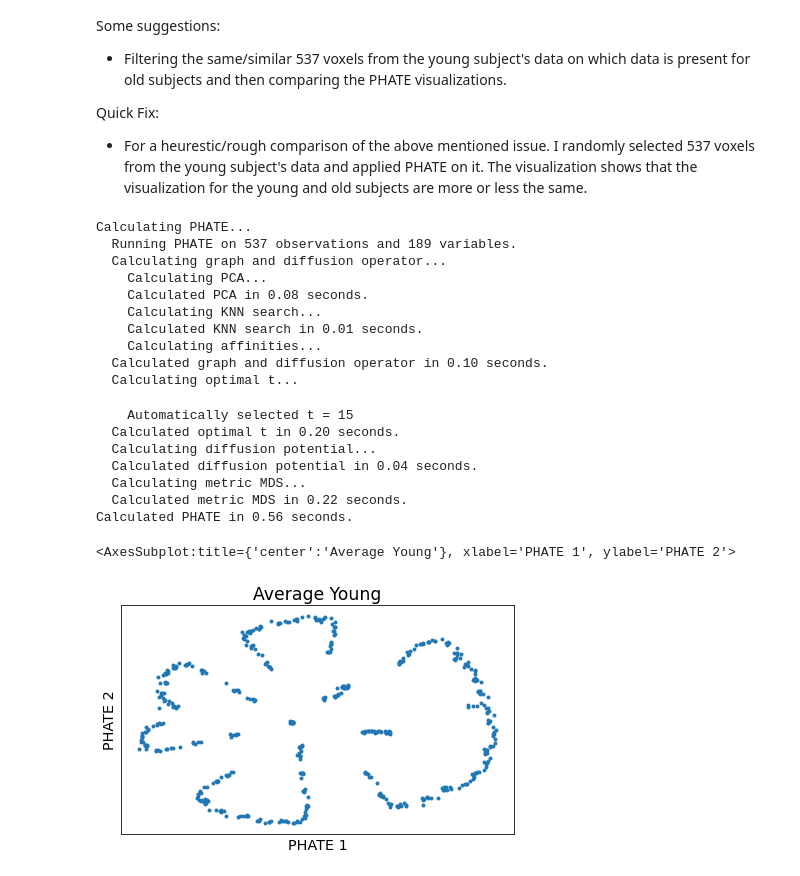
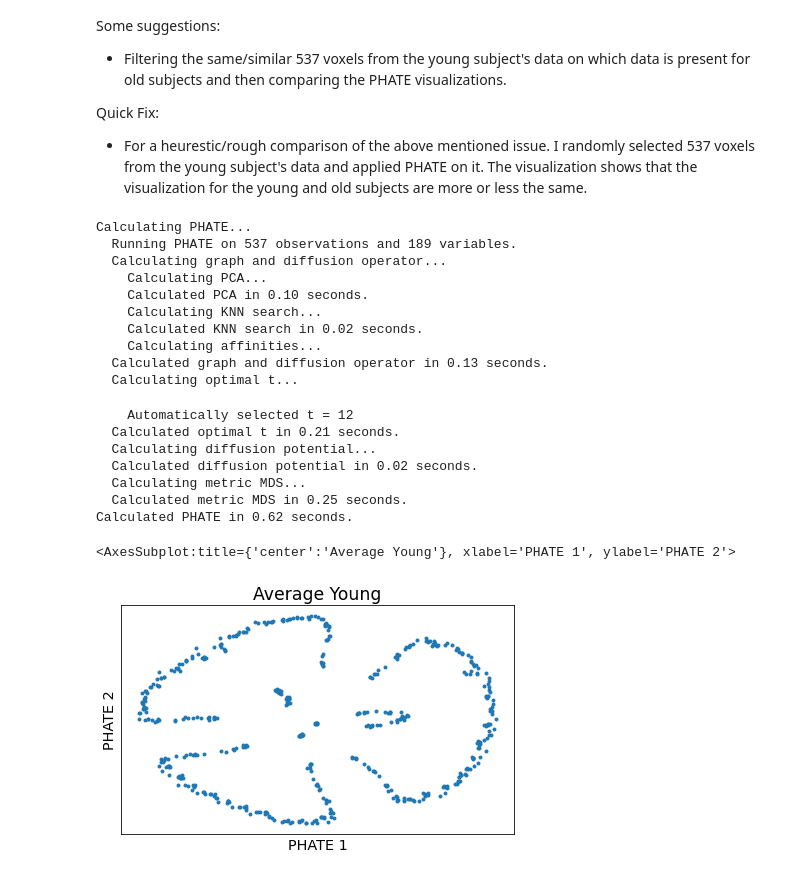
Before and after one commit to RishiDarkDevil/Neural-Uncertainty-Representation, a Jupyter notebook: PHATE.ipynb, the cells around one changed output. Drawn from its saved outputs; the diff is of its cells as text; code cells hidden in the pictures.

```diff
--- a/PHATE.ipynb
+++ b/PHATE.ipynb
@@ -245,27 +245,29 @@ Some suggestions:
 
 Quick Fix:
 - For a heurestic/rough comparison of the above mentioned issue. I randomly selected 537 voxels from the young subject's data and applied PHATE on it. The visualization shows that the visualization for the young and old subjects are more or less the same.
+# %%
+rand_voxs = np.random.randint(1700, size=537) # Random Voxels picked from young subjects
 # %%
 phate_op = ph.PHATE()
-phate_embd_young =  phate_op.fit_transform(avg_young_data[:,np.random.randint(1700, size=537)].T)
+phate_embd_young =  phate_op.fit_transform(avg_young_data[:,rand_voxs].T)
 scp.plot.scatter2d(phate_embd_young, ticks=None, label_prefix='PHATE ', title="Average Young")
 # %% [output]
 Calculating PHATE...
   Running PHATE on 537 observations and 189 variables.
   Calculating graph and diffusion operator...
     Calculating PCA...
-    Calculated PCA in 0.08 seconds.
+    Calculated PCA in 0.10 seconds.
     Calculating KNN search...
-    Calculated KNN search in 0.01 seconds.
+    Calculated KNN search in 0.02 seconds.
     Calculating affinities...
-  Calculated graph and diffusion operator in 0.10 seconds.
+  Calculated graph and diffusion operator in 0.13 seconds.
   Calculating optimal t...
-    Automatically selected t = 15
-  Calculated optimal t in 0.20 seconds.
+    Automatically selected t = 12
+  Calculated optimal t in 0.21 seconds.
   Calculating diffusion potential...
-  Calculated diffusion potential in 0.04 seconds.
+  Calculated diffusion potential in 0.02 seconds.
   Calculating metric MDS...
-  Calculated metric MDS in 0.22 seconds.
-Calculated PHATE in 0.56 seconds.
+  Calculated metric MDS in 0.25 seconds.
+Calculated PHATE in 0.62 seconds.
 <AxesSubplot:title={'center':'Average Young'}, xlabel='PHATE 1', ylabel='PHATE 2'>
-[figure, old version]
+[figure, new version]
```
Also changed, not shown: parts of 5 cells of this notebook.
